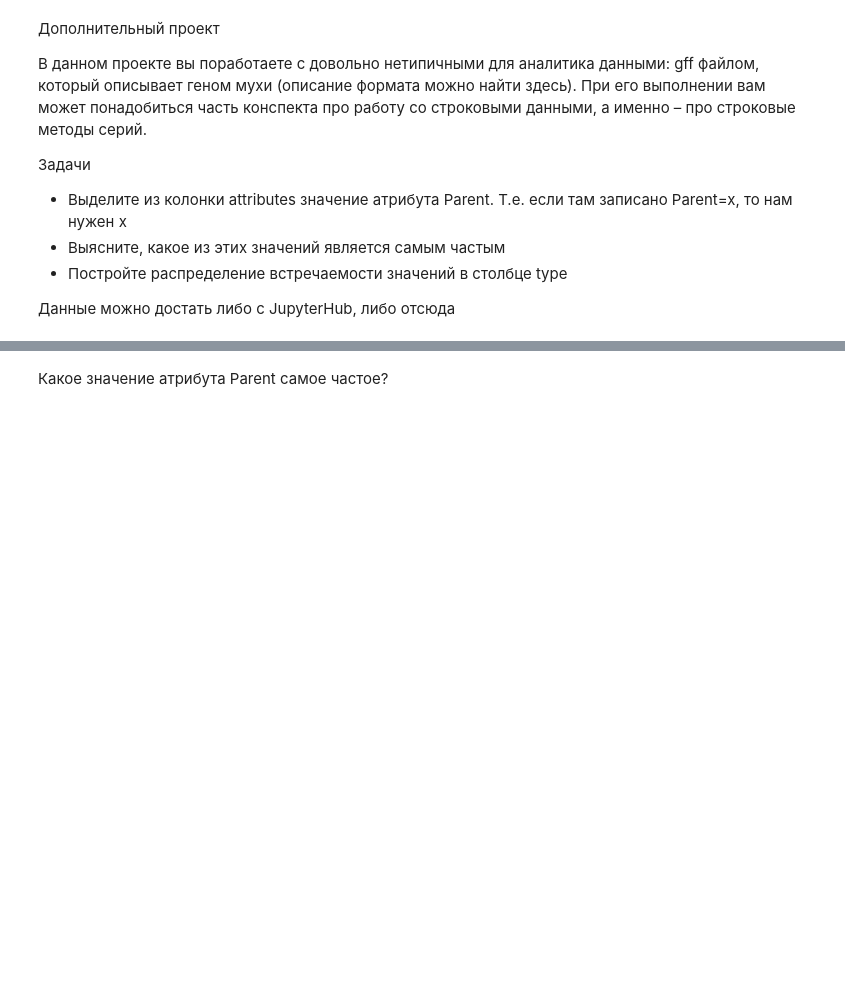
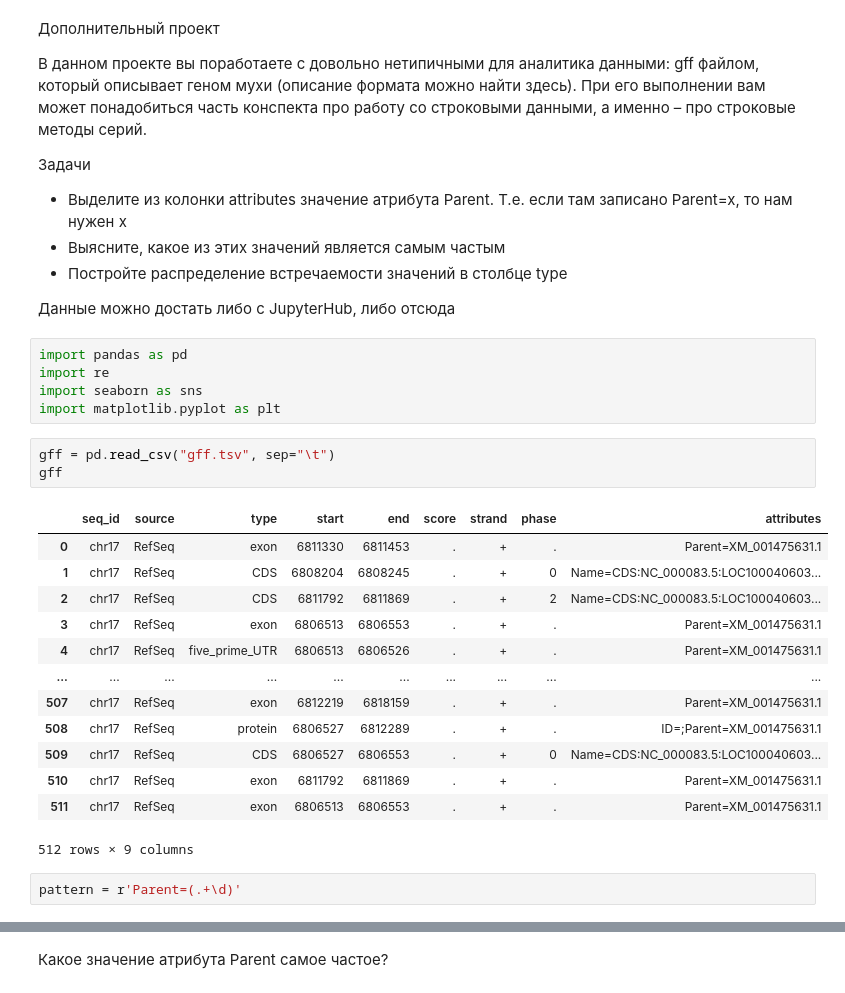
Before and after one commit to NXT26/karpov.courses, a Jupyter notebook: lesson6/dop_lesson6.ipynb, the cells around one changed output, grey strips where cells are left out. Cells and saved outputs as stored; diff of their text form; blank space fills up the shorter version.

```diff
--- a/lesson6/dop_lesson6.ipynb
+++ b/lesson6/dop_lesson6.ipynb
@@ -9,3 +9,27 @@
 * Постройте распределение встречаемости значений в столбце type
 
 Данные можно достать либо с JupyterHub, либо отсюда
+# %%
+import pandas as pd
+import re
+import seaborn as sns
+import matplotlib.pyplot as plt
+# %%
+gff = pd.read_csv("gff.tsv", sep="\t")
+gff
+# %% [output]
+|  | seq_id | source | type | start | end | score | strand | phase | attributes |
+| 0 | chr17 | RefSeq | exon | 6811330 | 6811453 | . | + | . | Parent=XM_001475631.1 |
+| 1 | chr17 | RefSeq | CDS | 6808204 | 6808245 | . | + | 0 | Name=CDS:NC_000083.5:LOC100040603... |
+| 2 | chr17 | RefSeq | CDS | 6811792 | 6811869 | . | + | 2 | Name=CDS:NC_000083.5:LOC100040603... |
+| 3 | chr17 | RefSeq | exon | 6806513 | 6806553 | . | + | . | Parent=XM_001475631.1 |
+| 4 | chr17 | RefSeq | five_prime_UTR | 6806513 | 6806526 | . | + | . | Parent=XM_001475631.1 |
+| ... | ... | ... | ... | ... | ... | ... | ... | ... | ... |
+| 507 | chr17 | RefSeq | exon | 6812219 | 6818159 | . | + | . | Parent=XM_001475631.1 |
+| 508 | chr17 | RefSeq | protein | 6806527 | 6812289 | . | + | . | ID=;Parent=XM_001475631.1 |
+| 509 | chr17 | RefSeq | CDS | 6806527 | 6806553 | . | + | 0 | Name=CDS:NC_000083.5:LOC100040603... |
+| 510 | chr17 | RefSeq | exon | 6811792 | 6811869 | . | + | . | Parent=XM_001475631.1 |
+| 511 | chr17 | RefSeq | exon | 6806513 | 6806553 | . | + | . | Parent=XM_001475631.1 |
+512 rows × 9 columns
+# %%
+pattern = r'Parent=(.+\d)'
```
Also changed, not shown: parts of 4 cells of this notebook.
